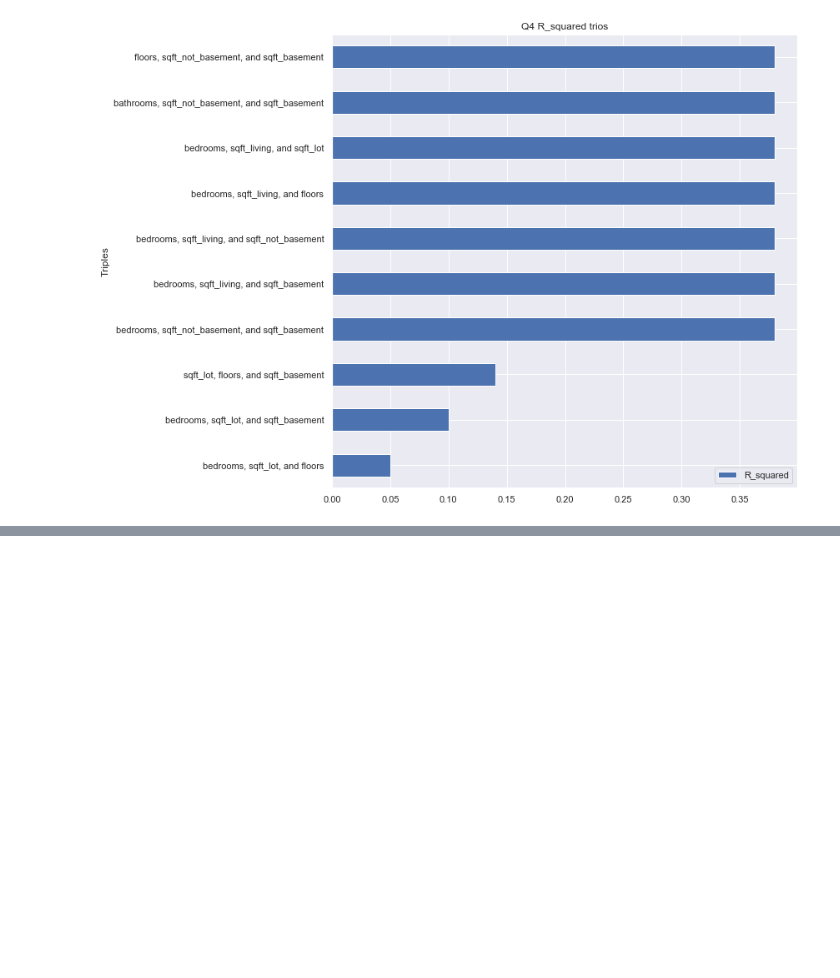
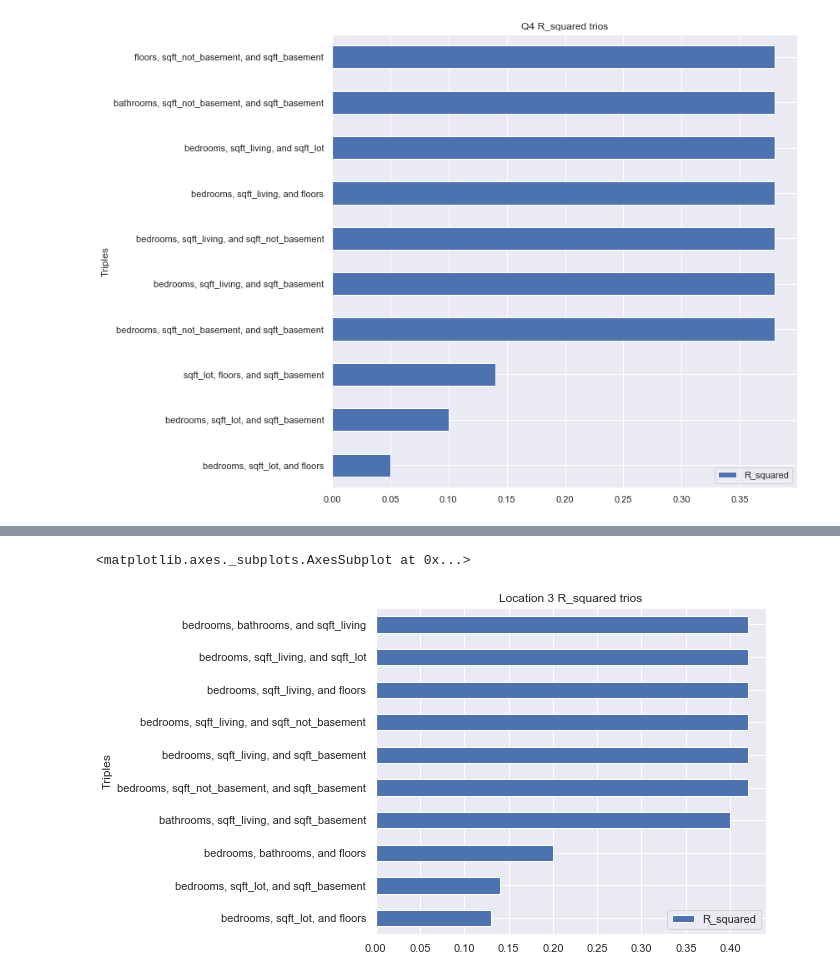
Before and after one commit to Greg-S-12/Mod1_Project, a Jupyter notebook: joe_project.ipynb, the cells around one changed output, grey strips where cells are left out. Cells and saved outputs as stored; diff of their text form; code cells hidden in the pictures; blank space fills up the shorter version.

```diff
--- a/joe_project.ipynb
+++ b/joe_project.ipynb
@@ -458,0 +459,5 @@ df.head()
+# %%
+r2(df_location3)[:3].append(r2(df_location3)[-7:]).plot.barh(title = 'Location 3 R_squared trios')
+# %% [output]
+<matplotlib.axes._subplots.AxesSubplot at 0x...>
+[figure, added]
```
Also changed, not shown: parts of 22 cells of this notebook, 14 other files.
